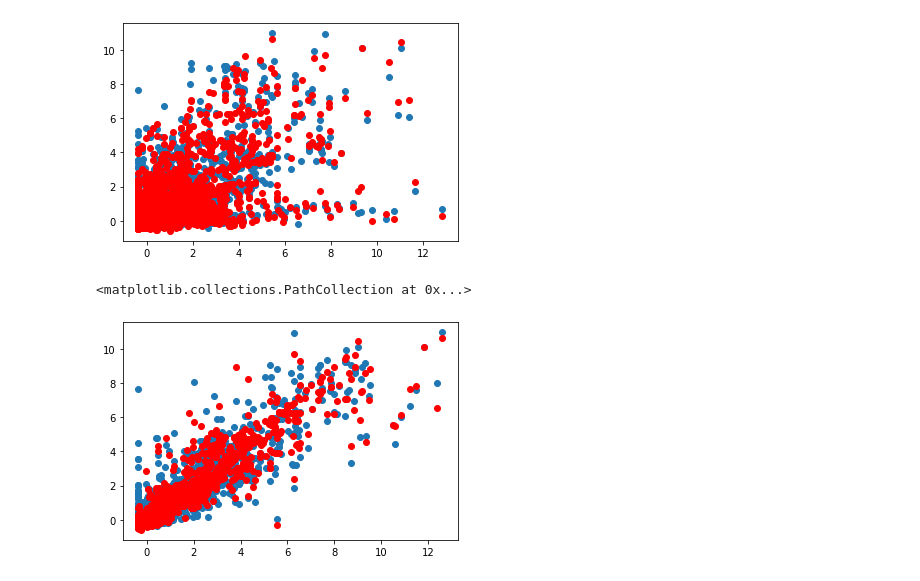
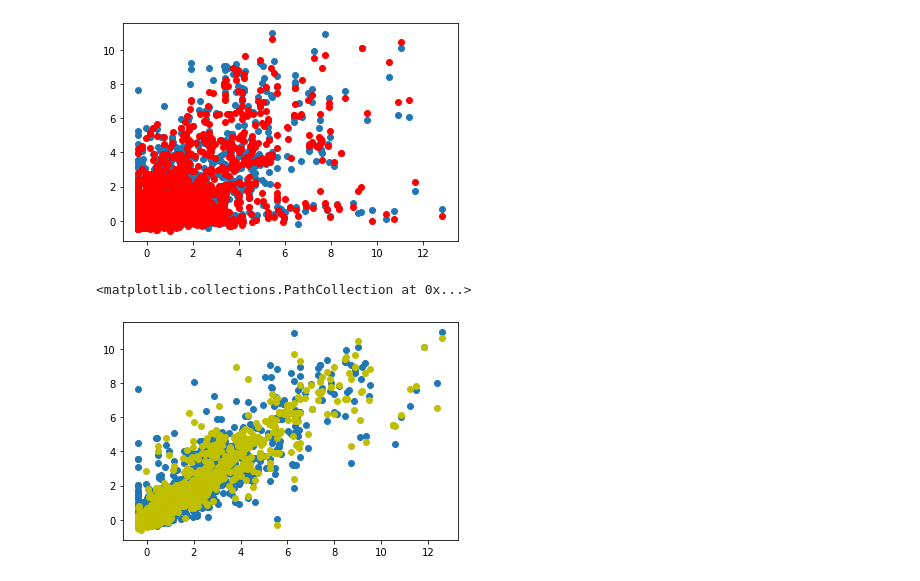
Before and after one commit to BelabdiMalak/COVID19_Prediction, a Jupyter notebook: CumulativePrediction.ipynb, the cells around one changed output. Saved outputs shown, nothing was run; the diff lists cells and outputs as text; code cells hidden in the pictures.

```diff
--- a/CumulativePrediction.ipynb
+++ b/CumulativePrediction.ipynb
@@ -37,11 +44,13 @@ r2 score =  0.874293212629689
 
 # Decision Tree
 # %%
-dt = DecisionTreeRegressor(max_depth=4, min_samples_leaf=0.1, random_state=0)
+dt = DecisionTreeRegressor(random_state=0)
 dt.fit(x_train, y_train)
 y_predict = dt.predict(x_test)
-print("r2 score = ",r2_score(y_test, y_pred_test))
-plt.scatter(y_test, y_pred_test)
+print("r2 score = ",r2_score(y_test, y_predict))
+print("The learning score on train set", dt.score(x_train,y_train))
+print("The learning score on test set", dt.score(x_test,y_test))
+plt.scatter(y_test, y_predict)
 plt.xlabel('Actual cumulative numbers')
 plt.ylabel('Predicted cumulative numbers')
 plt.show()
@@ -100,7 +119,7 @@ plt.show()
 [figure]
 # %%
 plt.scatter(x_test.iloc[:,0],y_test)
-plt.scatter(x_test.iloc[:,0],predictions, c="r")
+plt.scatter(x_test.iloc[:,0],predictions, c="y")
 # %% [output]
 <matplotlib.collections.PathCollection at 0x...>
-[figure, old version]
+[figure, new version]
```
Also changed, not shown: parts of 5 cells of this notebook, 2 other files.
